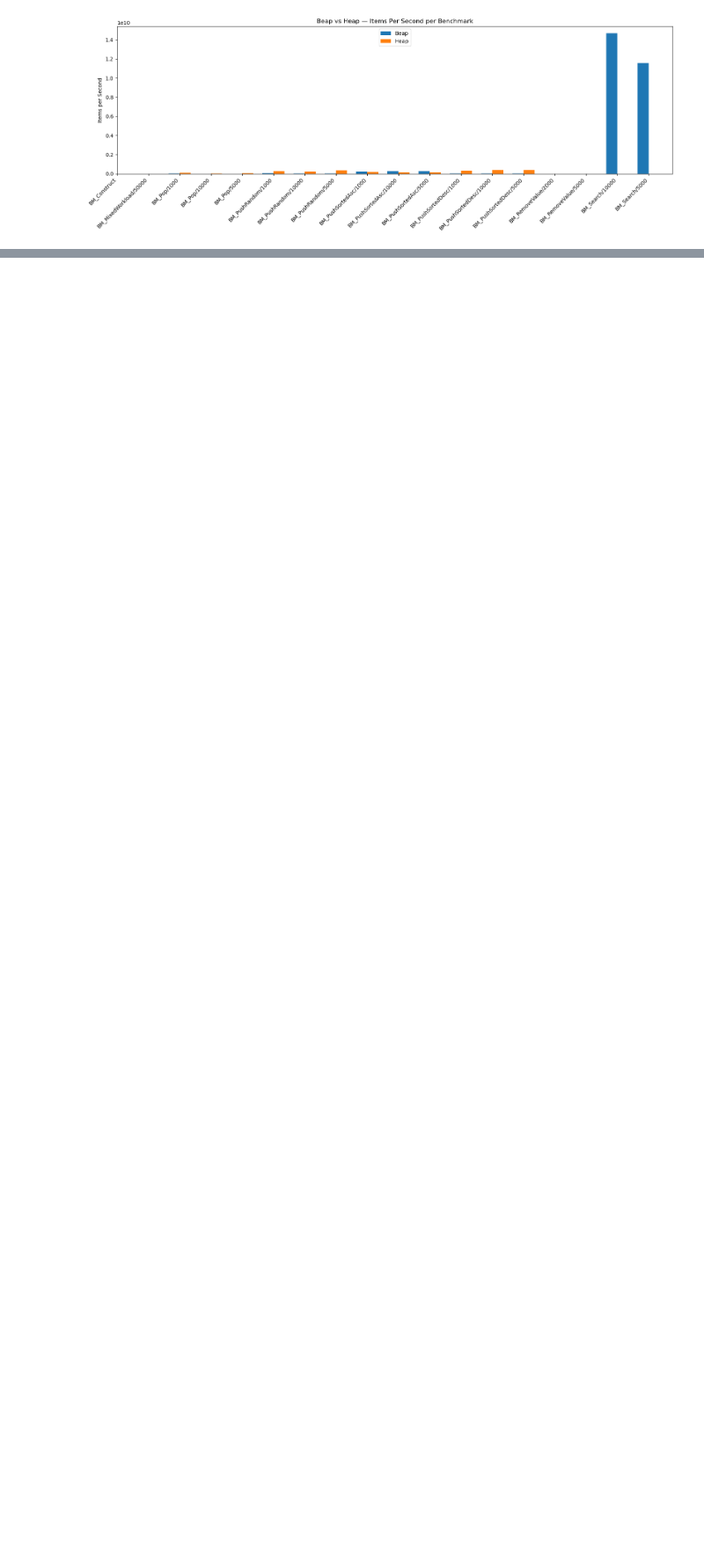
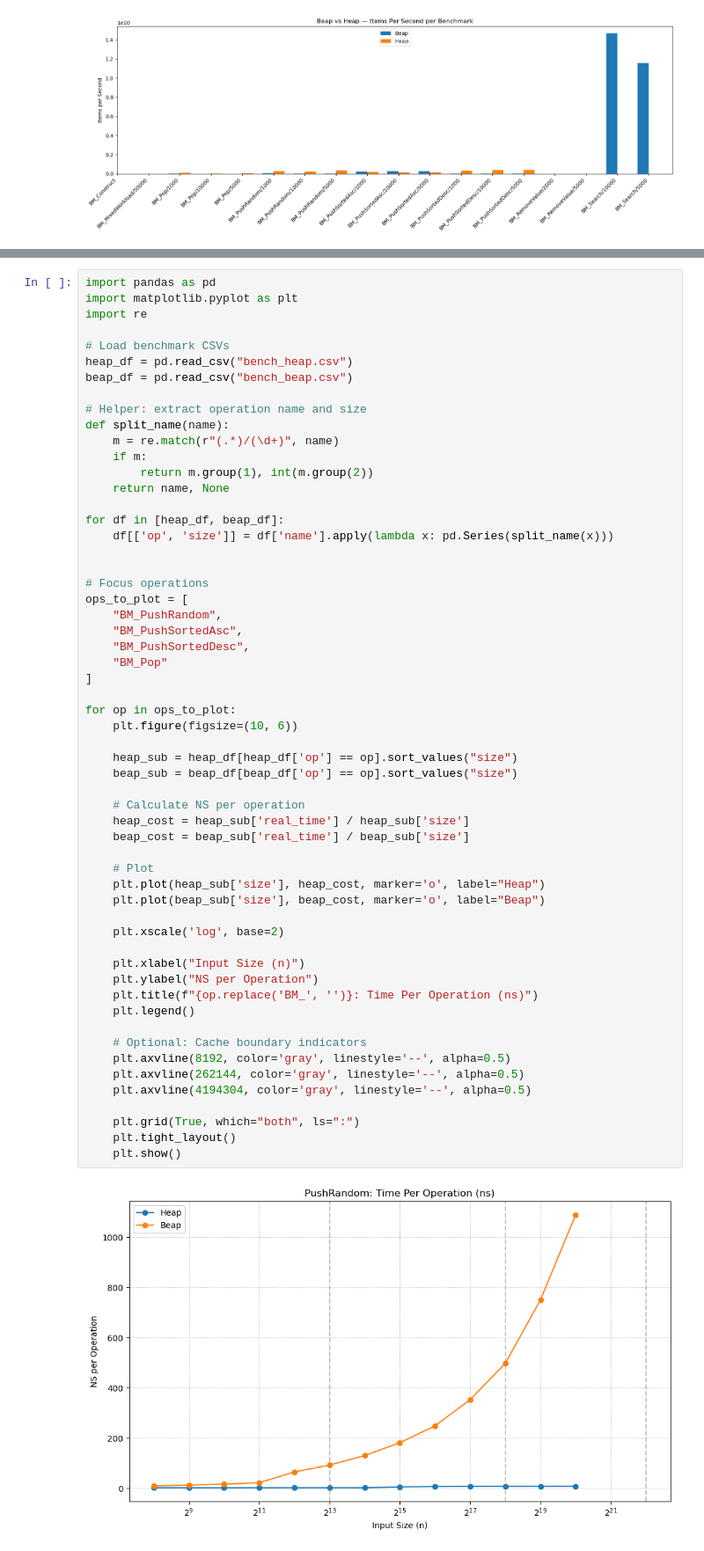
Before and after one commit to lanre01/Dissertation, a Jupyter notebook: Dissertation/benchmarkResults.ipynb, the cells around one changed output, grey strips where cells are left out. Shown at 88% size. Cells and saved outputs as stored; diff of their text form; blank space fills up the shorter version.

```diff
--- a/Dissertation/benchmarkResults.ipynb
+++ b/Dissertation/benchmarkResults.ipynb
@@ -281,0 +351,59 @@ plot_metric(
+# %%
+import pandas as pd
+import matplotlib.pyplot as plt
+import re
+
+# Load benchmark CSVs
+heap_df = pd.read_csv("bench_heap.csv")
+beap_df = pd.read_csv("bench_beap.csv")
+
+# Helper: extract operation name and size
+def split_name(name):
+    m = re.match(r"(.*)/(\d+)", name)
+    if m:
+        return m.group(1), int(m.group(2))
+    return name, None
+
+for df in [heap_df, beap_df]:
+    df[['op', 'size']] = df['name'].apply(lambda x: pd.Series(split_name(x)))
+
+
+# Focus operations
+ops_to_plot = [
+    "BM_PushRandom",
+    "BM_PushSortedAsc",
+    "BM_PushSortedDesc",
+    "BM_Pop"
+]
+
+for op in ops_to_plot:
+    plt.figure(figsize=(10, 6))
+
+    heap_sub = heap_df[heap_df['op'] == op].sort_values("size")
+    beap_sub = beap_df[beap_df['op'] == op].sort_values("size")
+
+    # Calculate NS per operation
+    heap_cost = heap_sub['real_time'] / heap_sub['size']
+    beap_cost = beap_sub['real_time'] / beap_sub['size']
+
+    # Plot
+    plt.plot(heap_sub['size'], heap_cost, marker='o', label="Heap")
+    plt.plot(beap_sub['size'], beap_cost, marker='o', label="Beap")
+
+    plt.xscale('log', base=2)
+
+    plt.xlabel("Input Size (n)")
+    plt.ylabel("NS per Operation")
+    plt.title(f"{op.replace('BM_', '')}: Time Per Operation (ns)")
+    plt.legend()
+
+    # Optional: Cache boundary indicators
+    plt.axvline(8192, color='gray', linestyle='--', alpha=0.5)
+    plt.axvline(262144, color='gray', linestyle='--', alpha=0.5)
+    plt.axvline(4194304, color='gray', linestyle='--', alpha=0.5)
+
+    plt.grid(True, which="both", ls=":")
+    plt.tight_layout()
+    plt.show()
+# %% [output]
+[figure, added]
```
Also changed, not shown: parts of 2 cells of this notebook, 2 other files.
